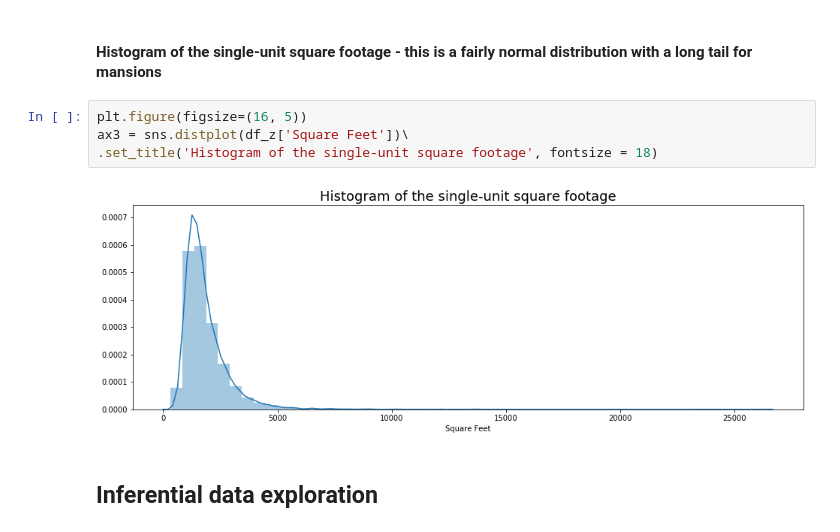
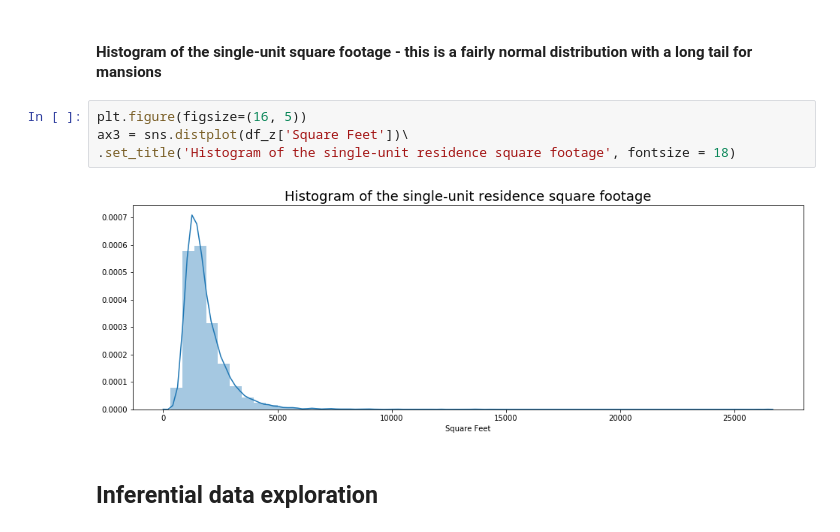
Before and after one commit to soslin/zillow-project, a Jupyter notebook: zillow_project.ipynb, the cells around one changed output. Saved outputs shown, nothing was run; the diff lists cells and outputs as text.

```diff
--- a/zillow_project.ipynb
+++ b/zillow_project.ipynb
@@ -161,9 +161,9 @@ ax2 = sns.boxplot(x=df_z["Number of Bedrooms"], y=df_z["Assessed Tax"], data=df_
 # %%
 plt.figure(figsize=(16, 5))
 ax3 = sns.distplot(df_z['Square Feet'])\
-.set_title('Histogram of the single-unit square footage', fontsize = 18)
+.set_title('Histogram of the single-unit residence square footage', fontsize = 18)
 # %% [output]
-[figure, old version]
+[figure, new version]
 # %% [markdown]
 ## Inferential data exploration
 # %% [markdown]
```
Also changed, not shown: parts of 11 cells of this notebook, 1 other file.
